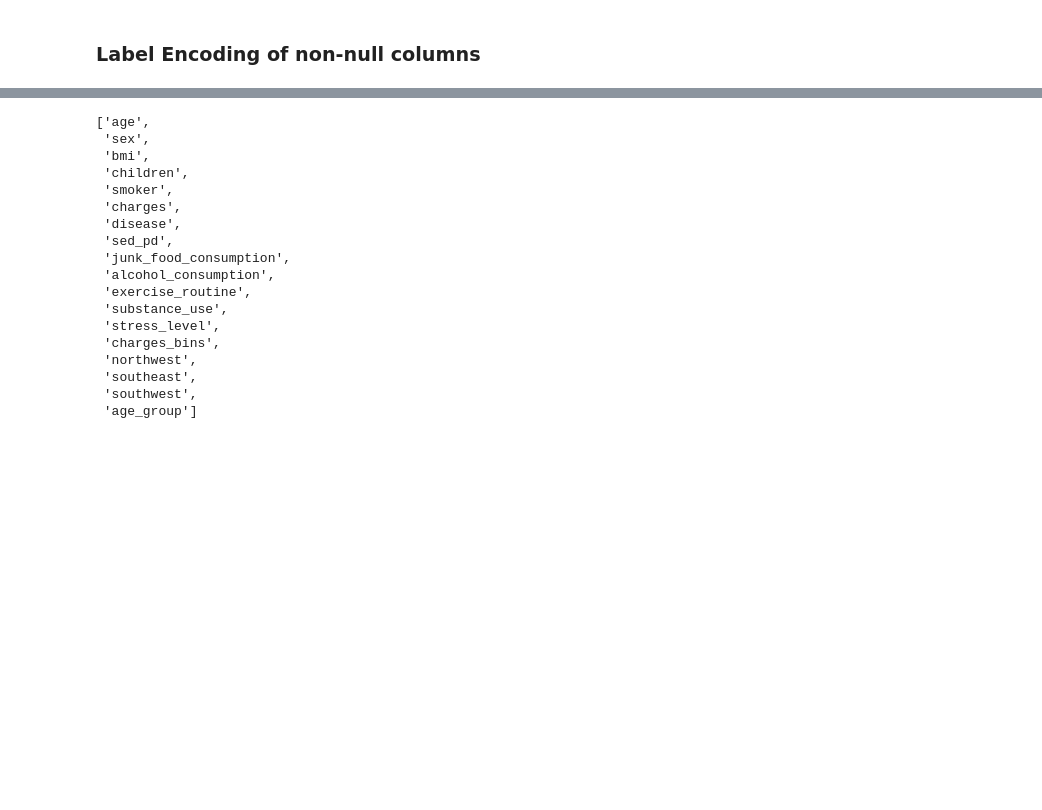
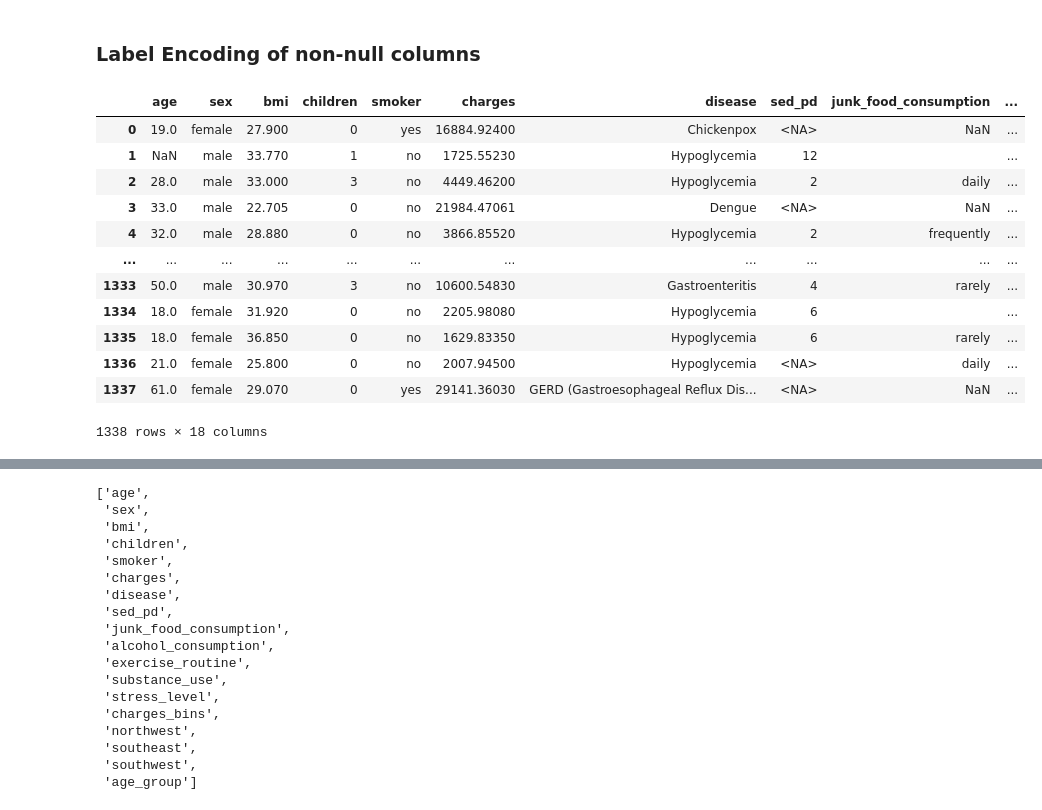
Before and after one commit to thassung/Medical_prediction, a Jupyter notebook: code/medical insurance.ipynb, the cells around one changed output, grey strips where cells are left out. Drawn from its saved outputs; the diff is of its cells as text; code cells hidden in the pictures; blank space fills up the shorter version.

```diff
--- a/code/medical insurance.ipynb
+++ b/code/medical insurance.ipynb
@@ -655,2 +655,18 @@ df.sample(5)
 # %% [markdown]
 ### Label Encoding of non-null columns
+# %%
+df
+# %% [output]
+|  | age | sex | bmi | children | smoker | charges | disease | sed_pd | junk_food_consumption | ... |
+| 0 | 19.0 | female | 27.900 | 0 | yes | 16884.92400 | Chickenpox | <NA> | NaN | ... |
+| 1 | NaN | male | 33.770 | 1 | no | 1725.55230 | Hypoglycemia | 12 |  | ... |
+| 2 | 28.0 | male | 33.000 | 3 | no | 4449.46200 | Hypoglycemia | 2 | daily | ... |
+| 3 | 33.0 | male | 22.705 | 0 | no | 21984.47061 | Dengue | <NA> | NaN | ... |
+| 4 | 32.0 | male | 28.880 | 0 | no | 3866.85520 | Hypoglycemia | 2 | frequently | ... |
+| ... | ... | ... | ... | ... | ... | ... | ... | ... | ... | ... |
+| 1333 | 50.0 | male | 30.970 | 3 | no | 10600.54830 | Gastroenteritis | 4 | rarely | ... |
+| 1334 | 18.0 | female | 31.920 | 0 | no | 2205.98080 | Hypoglycemia | 6 |  | ... |
+| 1335 | 18.0 | female | 36.850 | 0 | no | 1629.83350 | Hypoglycemia | 6 | rarely | ... |
+| 1336 | 21.0 | female | 25.800 | 0 | no | 2007.94500 | Hypoglycemia | <NA> | daily | ... |
+| 1337 | 61.0 | female | 29.070 | 0 | yes | 29141.36030 | GERD (Gastroesophageal Reflux Dis... | <NA> | NaN | ... |
+1338 rows × 18 columns
```
Also changed, not shown: parts of 6 cells of this notebook, 2 other files.
